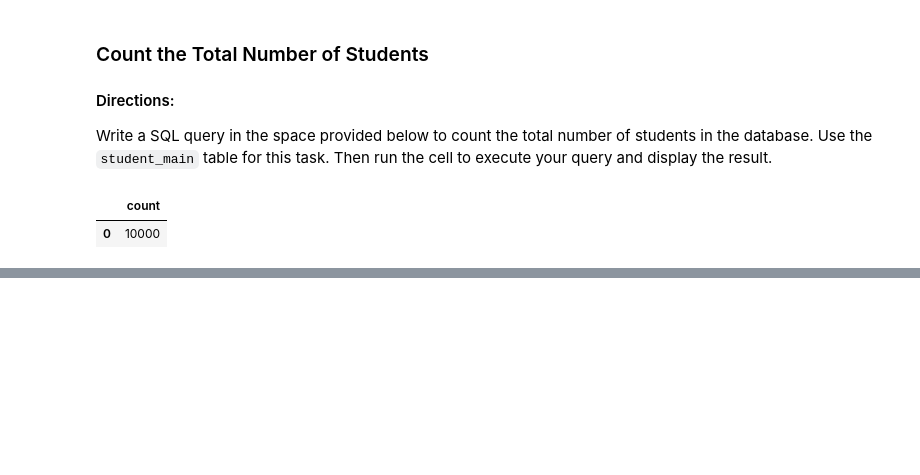
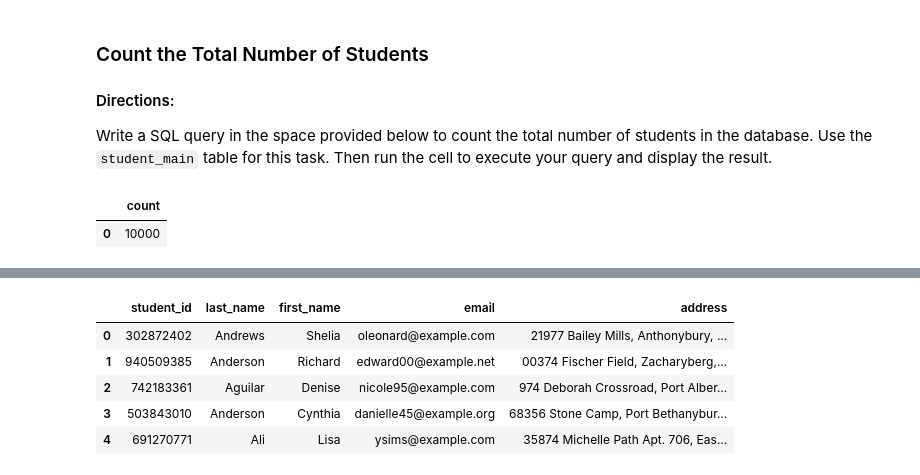
Before and after one commit to VarshithaGangula3/assessment, a Jupyter notebook: university_analysis_answers.ipynb, the cells around one changed output, grey strips where cells are left out. Saved outputs shown, nothing was run; the diff lists cells and outputs as text; code cells hidden in the pictures; blank space fills up the shorter version.

```diff
--- a/university_analysis_answers.ipynb
+++ b/university_analysis_answers.ipynb
@@ -161 +180,28 @@ display(student_count_df)
+# %%
+## Complete the query to get Pell Grant Recipients with a Last Name Starting with "A"
+pell_grant_query = """
+SELECT
+    student_id,
+    last_name,
+    first_name,
+    email,
+    address
+FROM student_main
+WHERE email IS NOT NULL
+AND pell_recipient = 'Y'
+AND last_name LIKE 'A%';
+"""
+
+## Do not edit the code below
+pell_grant_df = pd.read_sql(pell_grant_query, engine)
+
+# Display the result
+display(pell_grant_df.head())
+# %% [output]
+|  | student_id | last_name | first_name | email | address |
+| 0 | 302872402 | Andrews | Shelia | oleonard@example.com | 21977 Bailey Mills, Anthonybury, ... |
+| 1 | 940509385 | Anderson | Richard | edward00@example.net | 00374 Fischer Field, Zacharyberg,... |
+| 2 | 742183361 | Aguilar | Denise | nicole95@example.com | 974 Deborah Crossroad, Port Alber... |
+| 3 | 503843010 | Anderson | Cynthia | danielle45@example.org | 68356 Stone Camp, Port Bethanybur... |
+| 4 | 691270771 | Ali | Lisa | ysims@example.com | 35874 Michelle Path Apt. 706, Eas... |
 # %% [markdown]
```
Also changed, not shown: parts of 16 cells of this notebook, 1 other file.
